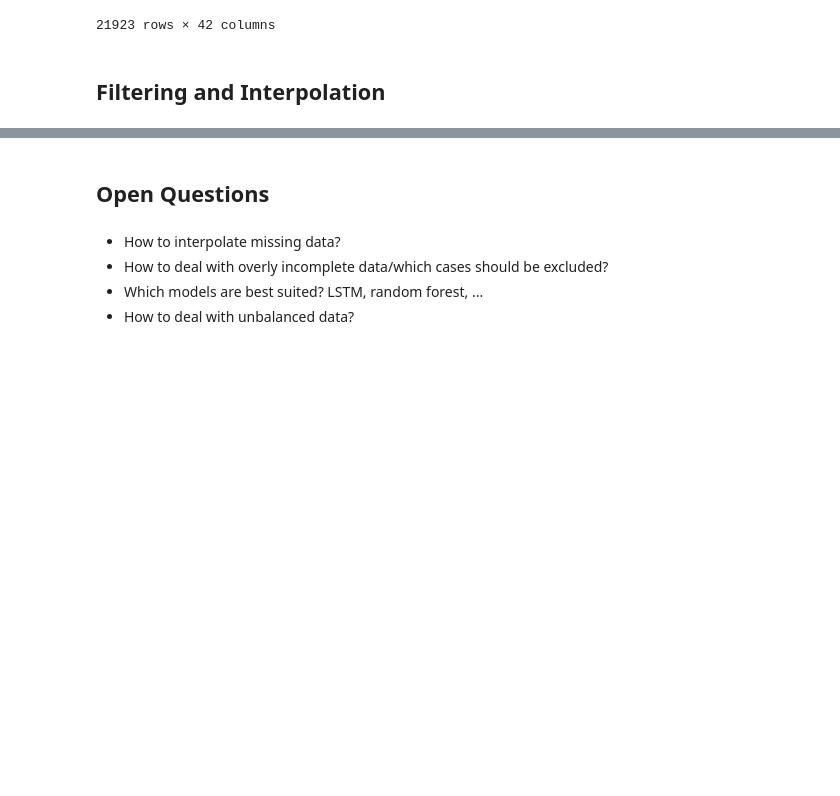
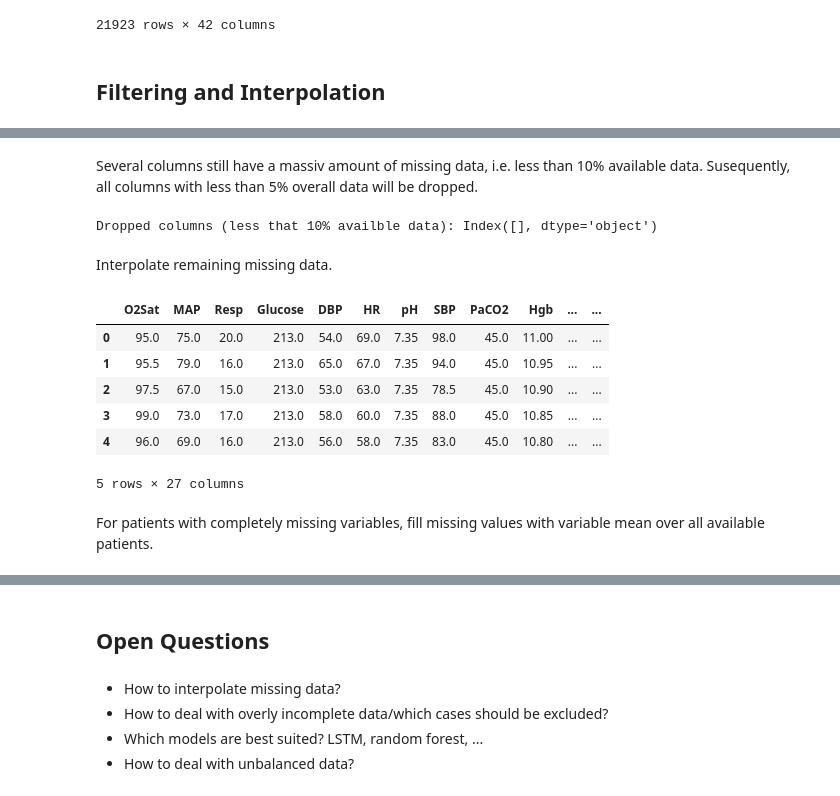
Before and after one commit to Mitmischer/sepsis-prediction, a Jupyter notebook: preprocessing.ipynb, the cells around one changed output, grey strips where cells are left out. Saved outputs shown, nothing was run; the diff lists cells and outputs as text; code cells hidden in the pictures; blank space fills up the shorter version.

```diff
--- a/preprocessing.ipynb
+++ b/preprocessing.ipynb
@@ -680,0 +735,23 @@ print(model.get_fscore)
+# %% [markdown]
+Several columns still have a massiv amount of missing data, i.e. less than 10% available data. Susequently, all columns with less than 5% overall data will be dropped.
+# %%
+threshold = 0.90  # Set the threshold for missing data
+
+# Calculate the number of non-null values in each column
+non_null_counts = red_df.notnull().sum()
+
+# Calculate the percentage of missing full_df in each column
+missing_percentages = 1 - (non_null_counts / len(red_df))
+
+# Identify columns with missing data exceeding the threshold
+columns_to_drop = missing_percentages[missing_percentages > threshold].index
+
+# Drop columns with excessive missing data
+red_df = red_df.drop(columns=columns_to_drop)
+
+# Display the DataFrame after dropping columns
+print("Dropped columns (less that 10% availble data):", columns_to_drop)
+# %% [output]
+Dropped columns (less that 10% availble data): Index([], dtype='object')
+# %% [markdown]
+Interpolate remaining missing data.
@@ -680,0 +765,12 @@ print(model.get_fscore)
+# %%
+df_int.head()
+# %% [output]
+|  | O2Sat | MAP | Resp | Glucose | DBP | HR | pH | SBP | PaCO2 | Hgb | ... | ... |
+| 0 | 95.0 | 75.0 | 20.0 | 213.0 | 54.0 | 69.0 | 7.35 | 98.0 | 45.0 | 11.00 | ... | ... |
+| 1 | 95.5 | 79.0 | 16.0 | 213.0 | 65.0 | 67.0 | 7.35 | 94.0 | 45.0 | 10.95 | ... | ... |
+| 2 | 97.5 | 67.0 | 15.0 | 213.0 | 53.0 | 63.0 | 7.35 | 78.5 | 45.0 | 10.90 | ... | ... |
+| 3 | 99.0 | 73.0 | 17.0 | 213.0 | 58.0 | 60.0 | 7.35 | 88.0 | 45.0 | 10.85 | ... | ... |
+| 4 | 96.0 | 69.0 | 16.0 | 213.0 | 56.0 | 58.0 | 7.35 | 83.0 | 45.0 | 10.80 | ... | ... |
+5 rows × 27 columns
+# %% [markdown]
+For patients with completely missing variables, fill missing values with variable mean over all available patients.
```
Also changed, not shown: parts of 14 cells of this notebook.
